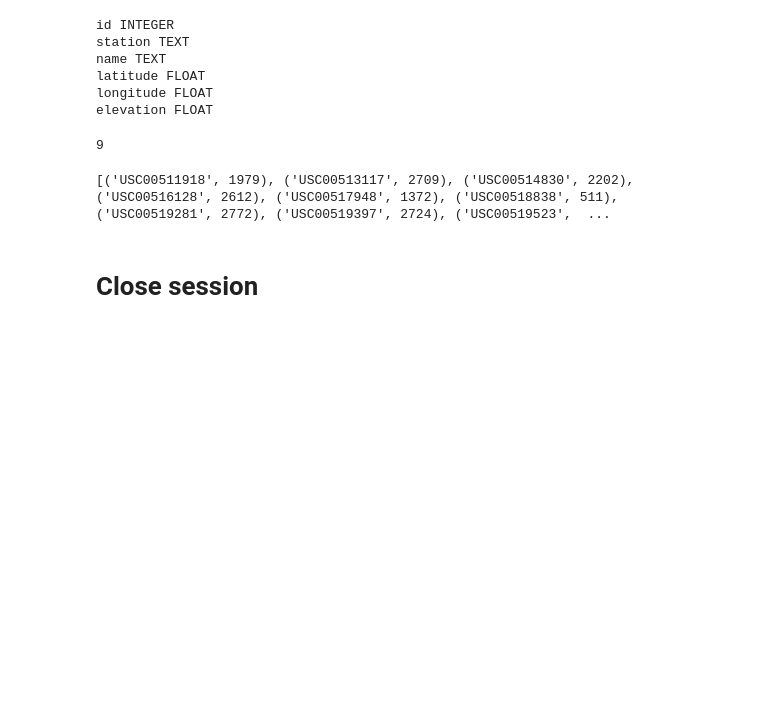
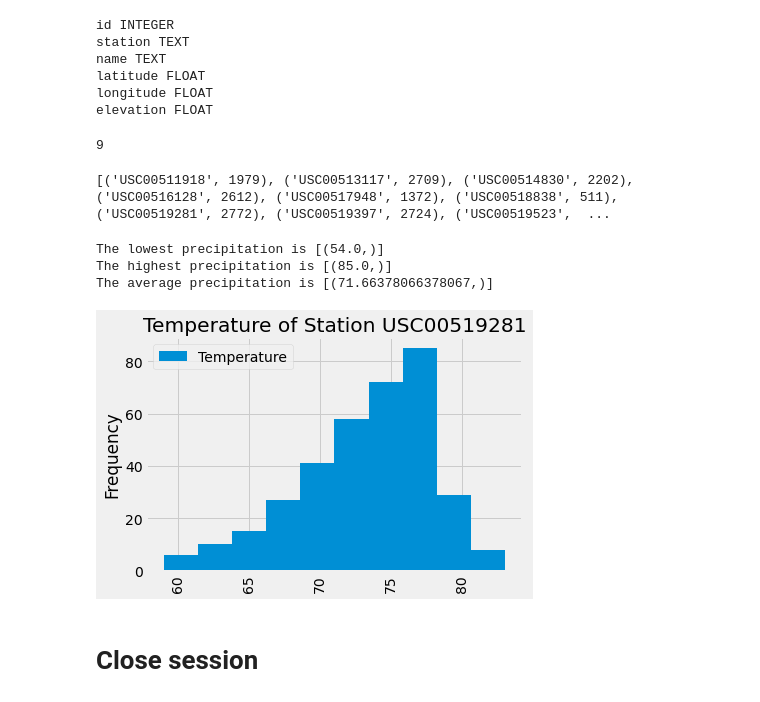
Before and after one commit to Ba1lina/sqlalchemy-challenge, a Jupyter notebook: climate_starter.ipynb, the cells around one changed output. Drawn from its saved outputs; the diff is of its cells as text; code cells hidden in the pictures; blank space fills up the shorter version.

```diff
--- a/climate_starter.ipynb
+++ b/climate_starter.ipynb
@@ -131,11 +131,31 @@ print(station_count)
 # %% [output]
 [('USC00511918', 1979), ('USC00513117', 2709), ('USC00514830', 2202), ('USC00516128', 2612), ('USC00517948', 1372), ('USC00518838', 511), ('USC00519281', 2772), ('USC00519397', 2724), ('USC00519523',  ...
 # %%
-# Using the most active station id from the previous query, calculate the lowest, highest, and average temperature.
-lowest_temp = session.query(Measurement.station,func.min(Measurement.prcp)).filter(Measurement.station == 'USC00519281')
+# Using the most active station id from the previous query, calculate the lowest, highest, and average precipitation.
+lowest_temp = session.query(func.min(Measurement.tobs)).filter(Measurement.station == 'USC00519281').all()
+highest_temp = session.query(func.max(Measurement.tobs)).filter(Measurement.station == 'USC00519281').all()
+avg_temp = session.query(func.avg(Measurement.tobs)).filter(Measurement.station == 'USC00519281').all()
+print(f"The lowest precipitation is {lowest_temp}")
+print(f"The highest precipitation is {highest_temp}")
+print(f"The average precipitation is {avg_temp}")
+# %% [output]
+The lowest precipitation is [(54.0,)]
+The highest precipitation is [(85.0,)]
+The average precipitation is [(71.66378066378067,)]
 # %%
 # Using the most active station id
 # Query the last 12 months of temperature observation data for this station and plot the results as a histogram
+USC00519281_df = pd.read_sql_query(
+    sql = session.query(Measurement.date, Measurement.tobs).filter(Measurement.date > query_date).filter(Measurement.station == 'USC00519281').statement,
+    con = engine
+)
+USC00519281_df = USC00519281_df.rename(columns={"date":"Date","tobs":"Temperature"})
+USC00519281_df.set_index(USC00519281_df["Date"], inplace=True)
+
+# Use Pandas Plotting with Matplotlib to plot the data
+USC00519281_df.plot.hist(title="Temperature of Station USC00519281",rot=90);
+# %% [output]
+[figure, added]
 # %% [markdown]
 # Close session
 # %%
```
Also changed, not shown: parts of 1 cell of this notebook.
